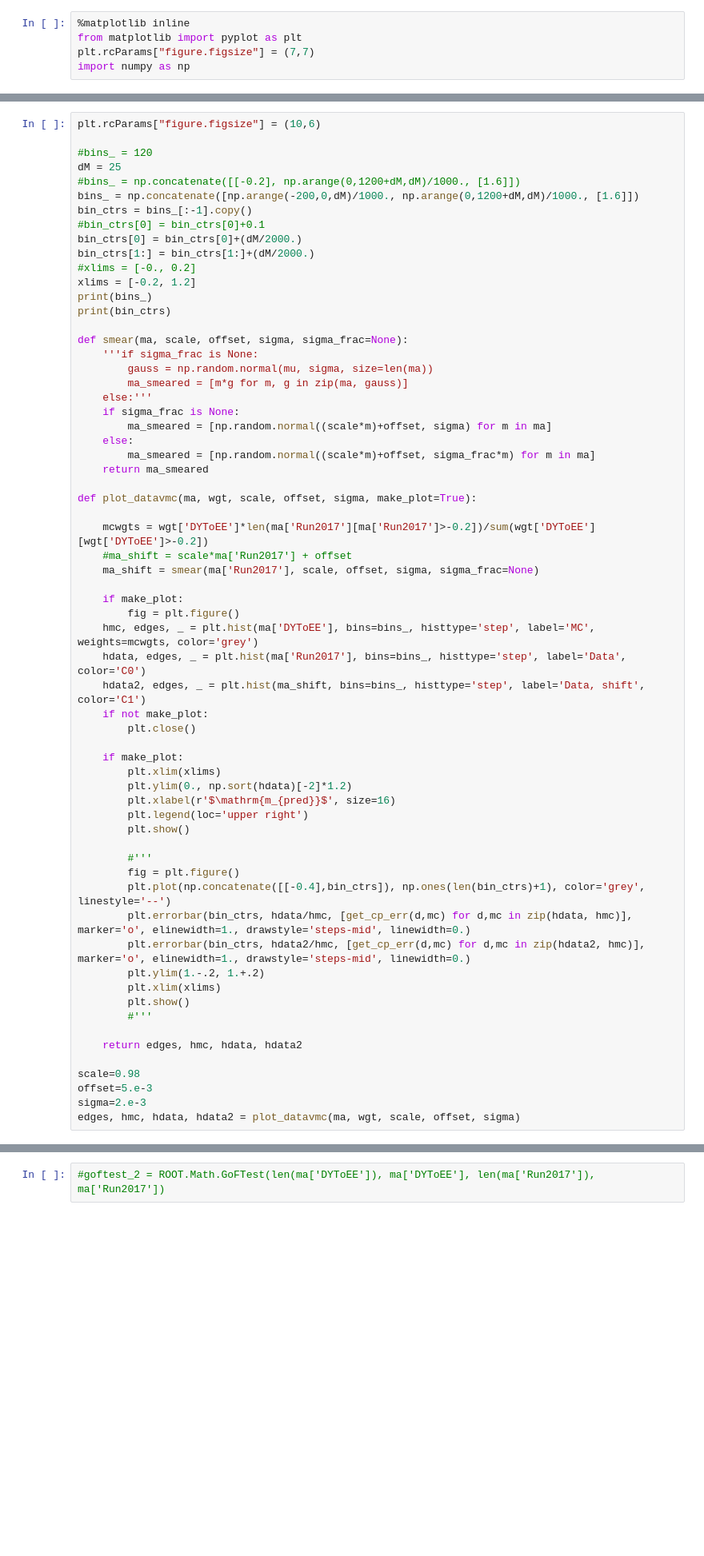
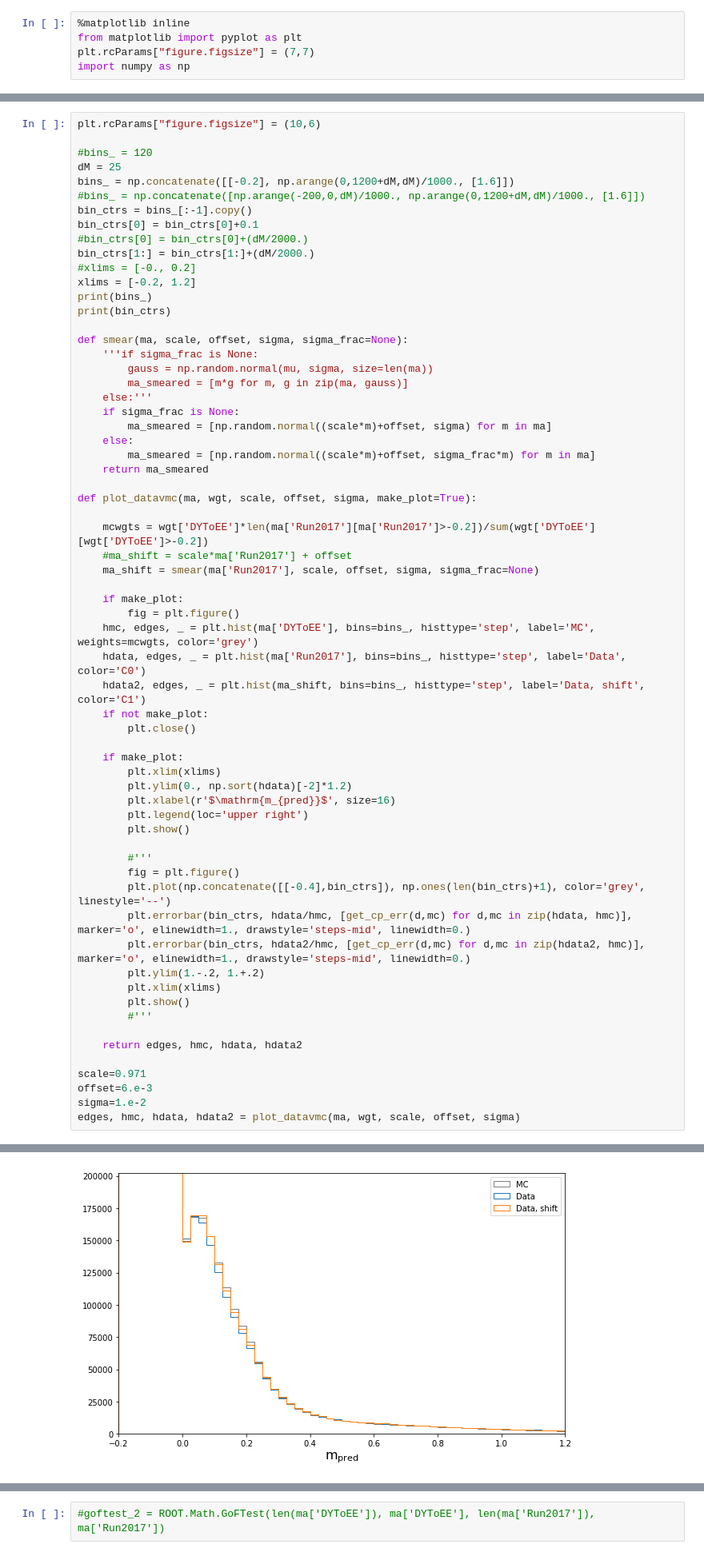
Before and after one commit to mbandrews/h2aa, a Jupyter notebook: zeeAnalysis/datavmc.ipynb, the cells around one changed output, grey strips where cells are left out. Shown at 80% size. Drawn from its saved outputs; the diff is of its cells as text; blank space fills up the shorter version.

```diff
--- a/zeeAnalysis/datavmc.ipynb
+++ b/zeeAnalysis/datavmc.ipynb
@@ -78,11 +91,11 @@ plt.rcParams["figure.figsize"] = (10,6)
 
 #bins_ = 120
 dM = 25
-#bins_ = np.concatenate([[-0.2], np.arange(0,1200+dM,dM)/1000., [1.6]])
-bins_ = np.concatenate([np.arange(-200,0,dM)/1000., np.arange(0,1200+dM,dM)/1000., [1.6]])
+bins_ = np.concatenate([[-0.2], np.arange(0,1200+dM,dM)/1000., [1.6]])
+#bins_ = np.concatenate([np.arange(-200,0,dM)/1000., np.arange(0,1200+dM,dM)/1000., [1.6]])
 bin_ctrs = bins_[:-1].copy()
-#bin_ctrs[0] = bin_ctrs[0]+0.1
-bin_ctrs[0] = bin_ctrs[0]+(dM/2000.)
+bin_ctrs[0] = bin_ctrs[0]+0.1
+#bin_ctrs[0] = bin_ctrs[0]+(dM/2000.)
 bin_ctrs[1:] = bin_ctrs[1:]+(dM/2000.)
 #xlims = [-0., 0.2]
 xlims = [-0.2, 1.2]
@@ -133,7 +146,8 @@ def plot_datavmc(ma, wgt, scale, offset, sigma, make_plot=True):
 
     return edges, hmc, hdata, hdata2
 
-scale=0.98
-offset=5.e-3
-sigma=2.e-3
+scale=0.971
+offset=6.e-3
+sigma=1.e-2
 edges, hmc, hdata, hdata2 = plot_datavmc(ma, wgt, scale, offset, sigma)
+# %% [output]
@@ -139,0 +166 @@ edges, hmc, hdata, hdata2 = plot_datavmc(ma, wgt, scale, offset, sigma)
+[figure, added]
```
Also changed, not shown: parts of 7 cells of this notebook, 1 other file.
